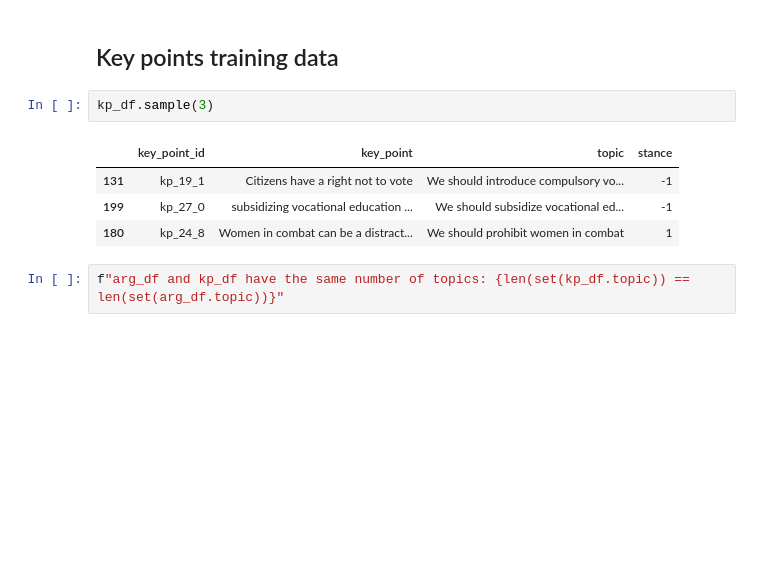
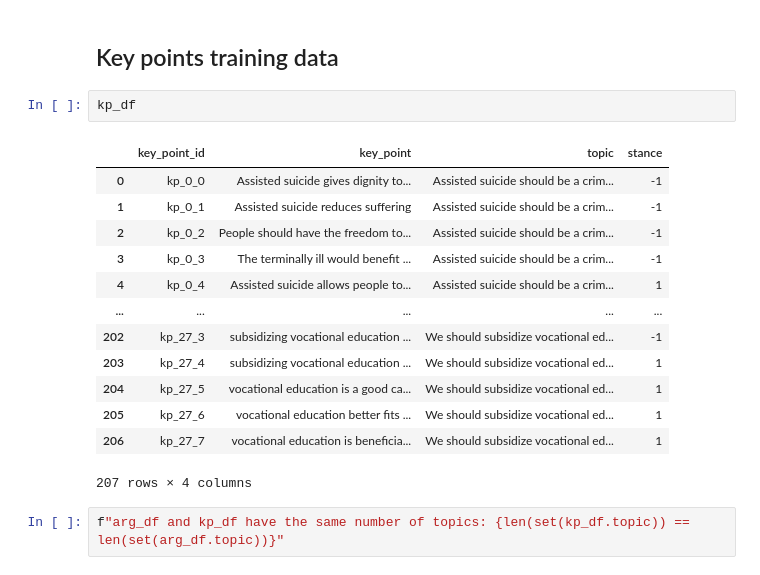
Before and after one commit to codingFerryman/ArgMin21, a Jupyter notebook: src/explorations.ipynb, the cells around one changed output. Drawn from its saved outputs; the diff is of its cells as text; blank space fills up the shorter version.

```diff
--- a/src/explorations.ipynb
+++ b/src/explorations.ipynb
@@ -78,12 +80,21 @@ for topic in set(arg_df.topic):
 # %% [markdown]
 ## Key points training data
 # %%
-kp_df.sample(3)
+kp_df
 # %% [output]
 |  | key_point_id | key_point | topic | stance |
-| 131 | kp_19_1 | Citizens have a right not to vote | We should introduce compulsory vo... | -1 |
-| 199 | kp_27_0 | subsidizing vocational education ... | We should subsidize vocational ed... | -1 |
-| 180 | kp_24_8 | Women in combat can be a distract... | We should prohibit women in combat | 1 |
+| 0 | kp_0_0 | Assisted suicide gives dignity to... | Assisted suicide should be a crim... | -1 |
+| 1 | kp_0_1 | Assisted suicide reduces suffering | Assisted suicide should be a crim... | -1 |
+| 2 | kp_0_2 | People should have the freedom to... | Assisted suicide should be a crim... | -1 |
+| 3 | kp_0_3 | The terminally ill would benefit ... | Assisted suicide should be a crim... | -1 |
+| 4 | kp_0_4 | Assisted suicide allows people to... | Assisted suicide should be a crim... | 1 |
+| ... | ... | ... | ... | ... |
+| 202 | kp_27_3 | subsidizing vocational education ... | We should subsidize vocational ed... | -1 |
+| 203 | kp_27_4 | subsidizing vocational education ... | We should subsidize vocational ed... | 1 |
+| 204 | kp_27_5 | vocational education is a good ca... | We should subsidize vocational ed... | 1 |
+| 205 | kp_27_6 | vocational education better fits ... | We should subsidize vocational ed... | 1 |
+| 206 | kp_27_7 | vocational education is beneficia... | We should subsidize vocational ed... | 1 |
+207 rows × 4 columns
 # %%
 f"arg_df and kp_df have the same number of topics: {len(set(kp_df.topic)) == len(set(arg_df.topic))}"
 # %% [output]
```
Also changed, not shown: parts of 13 cells of this notebook.
